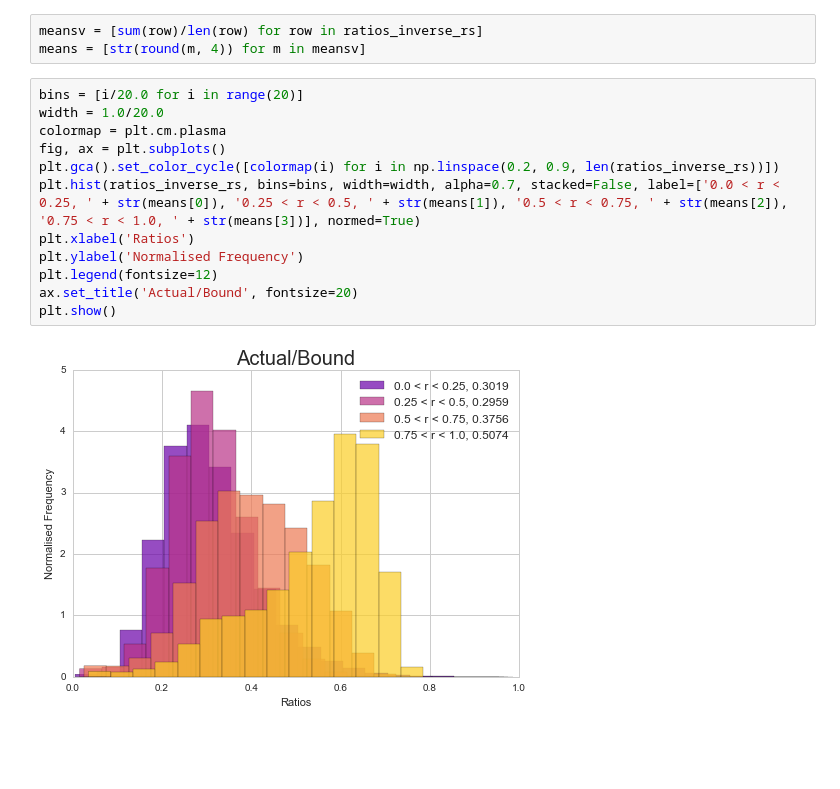
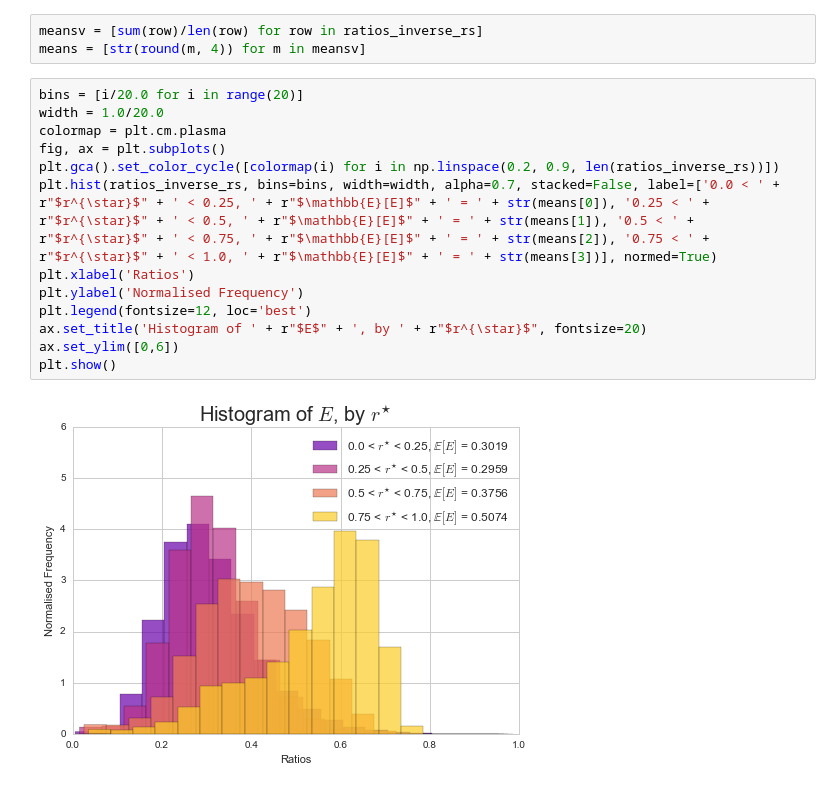
Before and after one commit to geraintpalmer/DetectingDeadlockInQingNetworkSimulation, a Jupyter notebook: plot_ratio_data_vary_r.ipynb, the cells around one changed output. Drawn from its saved outputs; the diff is of its cells as text; blank space fills up the shorter version.

```diff
--- a/plot_ratio_data_vary_r.ipynb
+++ b/plot_ratio_data_vary_r.ipynb
@@ -31,14 +31,15 @@ means = [str(round(m, 4)) for m in meansv]
 # %%
 bins = [i/20.0 for i in range(20)]
 width = 1.0/20.0
 colormap = plt.cm.plasma
 fig, ax = plt.subplots()
 plt.gca().set_color_cycle([colormap(i) for i in np.linspace(0.2, 0.9, len(ratios_inverse_rs))])
-plt.hist(ratios_inverse_rs, bins=bins, width=width, alpha=0.7, stacked=False, label=['0.0 < r < 0.25, ' + str(means[0]), '0.25 < r < 0.5, ' + str(means[1]), '0.5 < r < 0.75, ' + str(means[2]), '0.75 < r < 1.0, ' + str(means[3])], normed=True)
+plt.hist(ratios_inverse_rs, bins=bins, width=width, alpha=0.7, stacked=False, label=['0.0 < ' + r"$r^{\star}$" + ' < 0.25, ' + r"$\mathbb{E}[E]$" + ' = ' + str(means[0]), '0.25 < ' + r"$r^{\star}$" + ' < 0.5, ' + r"$\mathbb{E}[E]$" + ' = ' + str(means[1]), '0.5 < ' + r"$r^{\star}$" + ' < 0.75, ' + r"$\mathbb{E}[E]$" + ' = ' + str(means[2]), '0.75 < ' + r"$r^{\star}$" + ' < 1.0, ' + r"$\mathbb{E}[E]$" + ' = ' + str(means[3])], normed=True)
 plt.xlabel('Ratios')
 plt.ylabel('Normalised Frequency')
-plt.legend(fontsize=12)
-ax.set_title('Actual/Bound', fontsize=20)
+plt.legend(fontsize=12, loc='best')
+ax.set_title('Histogram of ' + r"$E$" + ', by ' + r"$r^{\star}$", fontsize=20)
+ax.set_ylim([0,6])
 plt.show()
 # %% [output]
-[figure, old version]
+[figure, new version]
```
Also changed, not shown: 13 other files.
